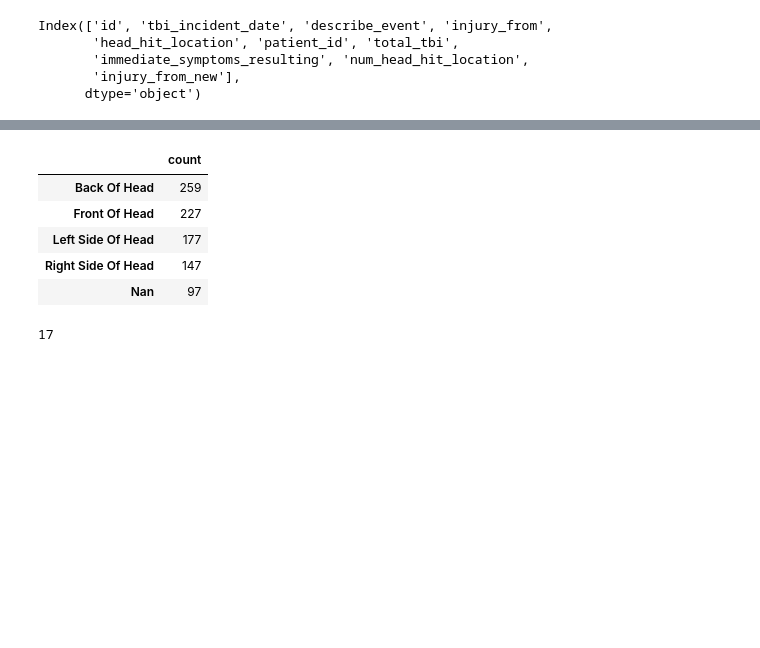
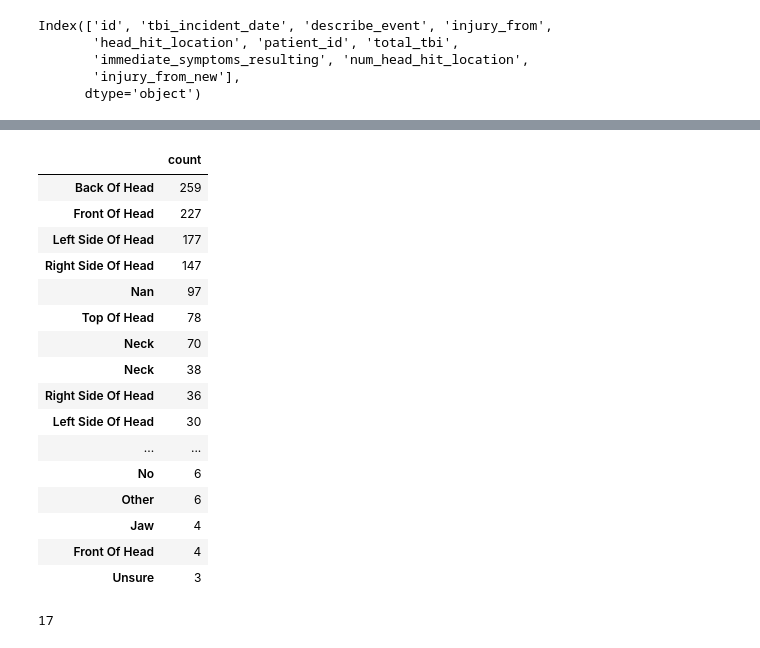
Before and after one commit to rohit180497/Power-of-Patients-Capstone, a Jupyter notebook: phenotypes/scripts/PoP_data_cleaning.ipynb, the cells around one changed output, grey strips where cells are left out. Cells and saved outputs as stored; diff of their text form; code cells hidden in the pictures; blank space fills up the shorter version.

```diff
--- a/phenotypes/scripts/PoP_data_cleaning.ipynb
+++ b/phenotypes/scripts/PoP_data_cleaning.ipynb
@@ -347,14 +356,25 @@ hit_loc=df_tbi_incident['head_hit_location'].astype(str).str.strip().str.split('
 hit_locations = pd.concat([hit_loc[0], hit_loc[2], hit_loc[3], hit_loc[4], hit_loc[5], hit_loc[6]])
 freq_trauma = pd.DataFrame(hit_locations.value_counts(), columns=["count"])
 # %%
-freq_trauma.head()
+freq_trauma.head(20)
 # %% [output]
 |  | count |
 | Back Of Head | 259 |
 | Front Of Head | 227 |
 | Left Side Of Head | 177 |
 | Right Side Of Head | 147 |
 | Nan | 97 |
+| Top Of Head | 78 |
+| Neck | 70 |
+| Neck | 38 |
+| Right Side Of Head | 36 |
+| Left Side Of Head | 30 |
+| ... | ... |
+| No | 6 |
+| Other | 6 |
+| Jaw | 4 |
+| Front Of Head | 4 |
+| Unsure | 3 |
 # %%
 #Values to look out should be over 5
 list_trauma_loc = freq_trauma[freq_trauma['count']>5].index.tolist()
```
Also changed, not shown: parts of 1 cell of this notebook, 16 other files.
